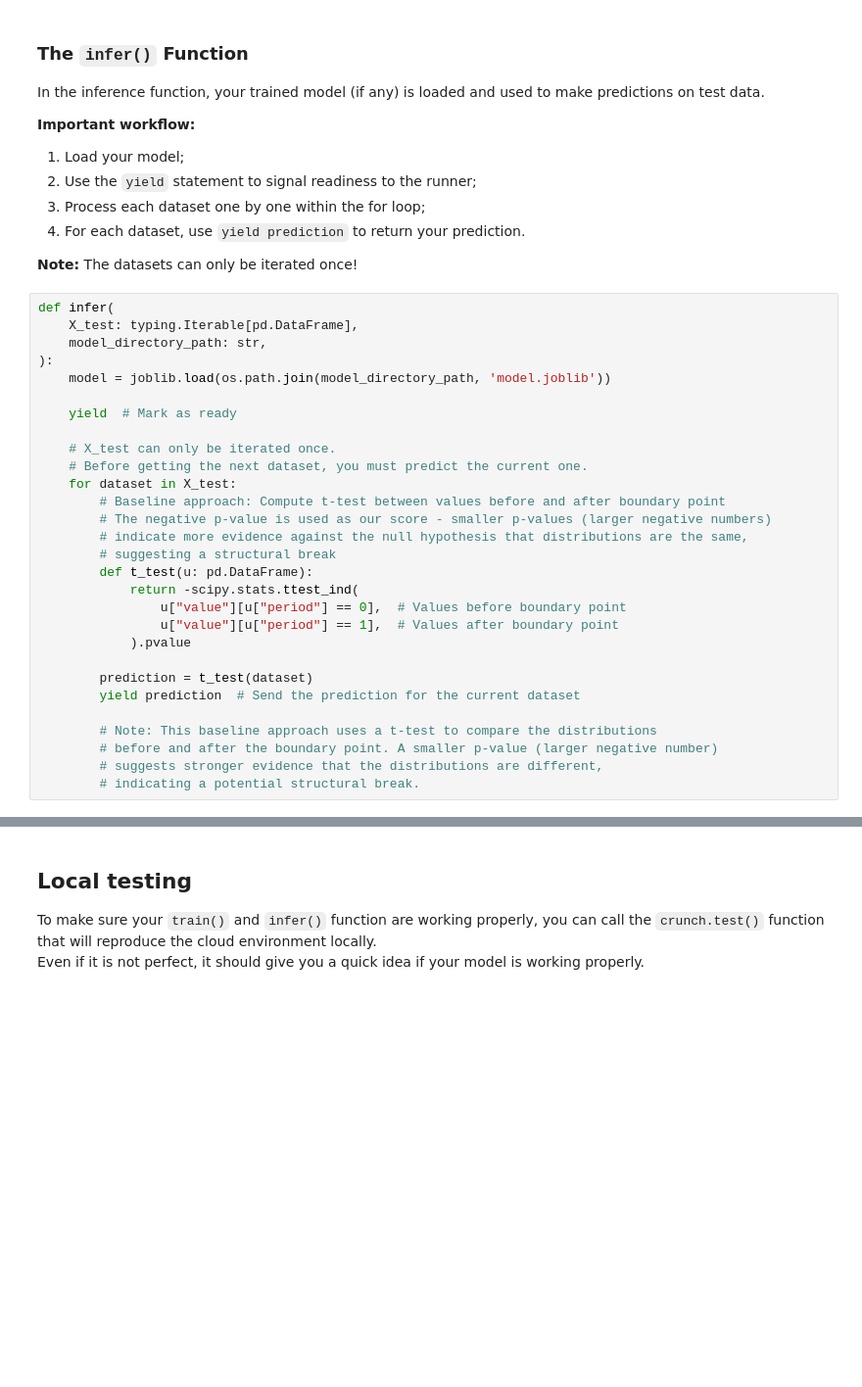
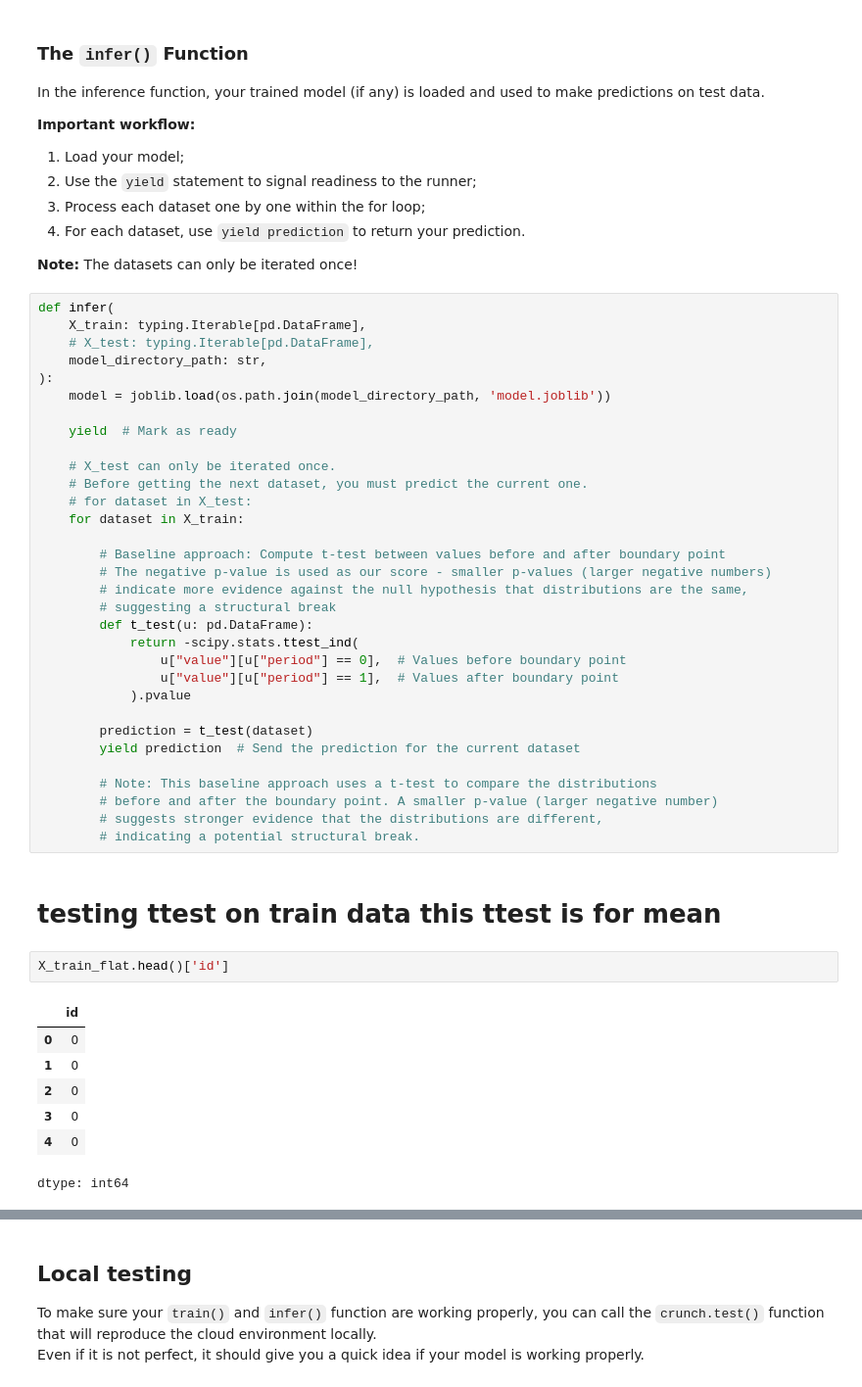
Before and after one commit to mayurnawal123/AC_V2, a Jupyter notebook: competitions/structural-break/quickstarters/baseline/baseline.ipynb, the cells around one changed output, grey strips where cells are left out. Shown: that part at 98% size. Drawn from its saved outputs; the diff is of its cells as text; blank space fills up the shorter version.

```diff
--- a/competitions/structural-break/quickstarters/baseline/baseline.ipynb
+++ b/competitions/structural-break/quickstarters/baseline/baseline.ipynb
@@ -334,7 +370,8 @@ In the inference function, your trained model (if any) is loaded and used to mak
 **Note:** The datasets can only be iterated once!
 # %%
 def infer(
-    X_test: typing.Iterable[pd.DataFrame],
+    X_train: typing.Iterable[pd.DataFrame],
+    # X_test: typing.Iterable[pd.DataFrame],
     model_directory_path: str,
 ):
     model = joblib.load(os.path.join(model_directory_path, 'model.joblib'))
@@ -343,7 +380,9 @@ def infer(
 
     # X_test can only be iterated once.
     # Before getting the next dataset, you must predict the current one.
-    for dataset in X_test:
+    # for dataset in X_test:
+    for dataset in X_train:
+
         # Baseline approach: Compute t-test between values before and after boundary point
         # The negative p-value is used as our score - smaller p-values (larger negative numbers)
         # indicate more evidence against the null hypothesis that distributions are the same,
@@ -361,3 +400,15 @@ def infer(
         # before and after the boundary point. A smaller p-value (larger negative number)
         # suggests stronger evidence that the distributions are different,
         # indicating a potential structural break.
+# %% [markdown]
+# testing ttest on train data this ttest is for mean
+# %%
+X_train_flat.head()['id']
+# %% [output]
+|  | id |
+| 0 | 0 |
+| 1 | 0 |
+| 2 | 0 |
+| 3 | 0 |
+| 4 | 0 |
+dtype: int64
```
Also changed, not shown: parts of 33 cells of this notebook.
